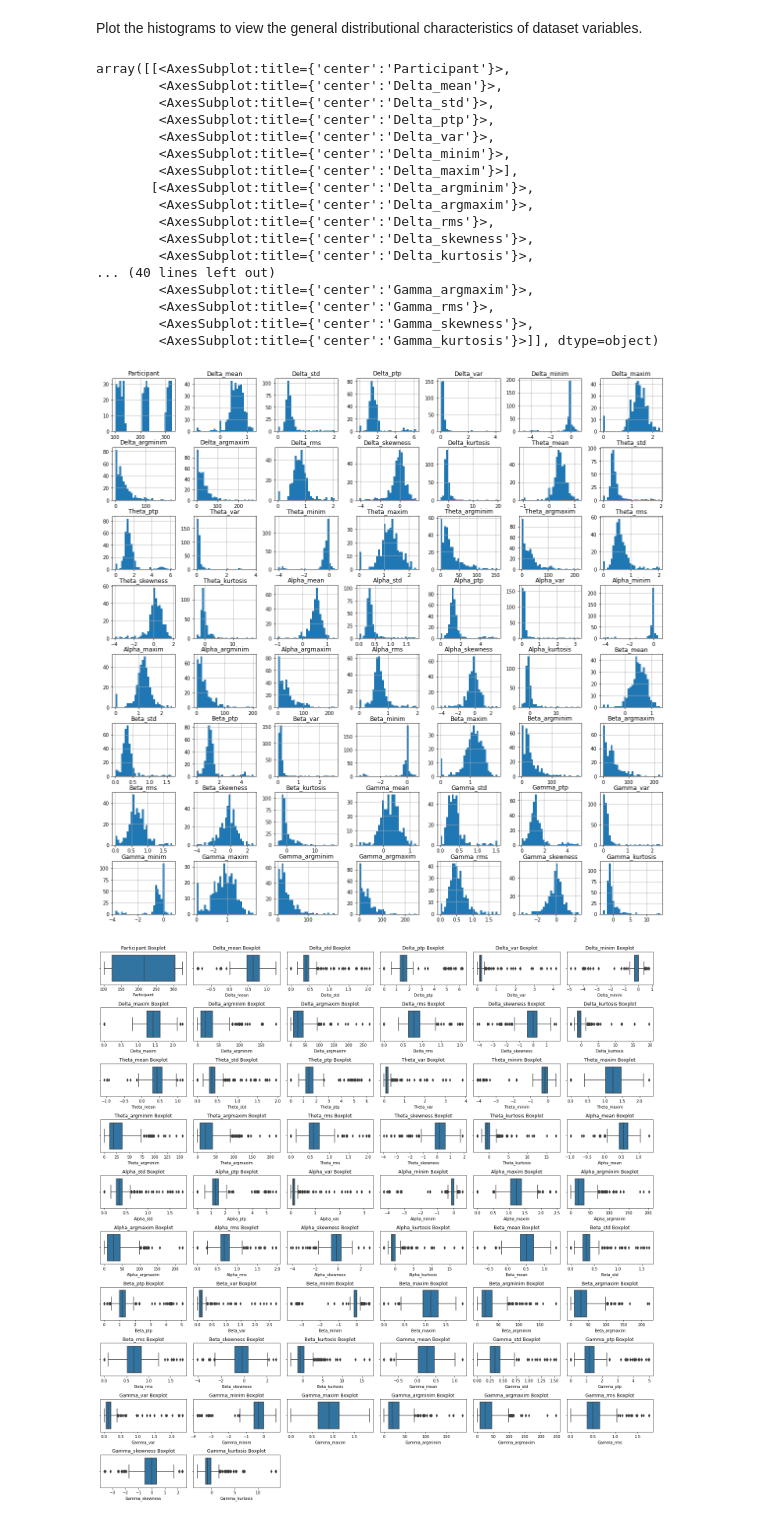
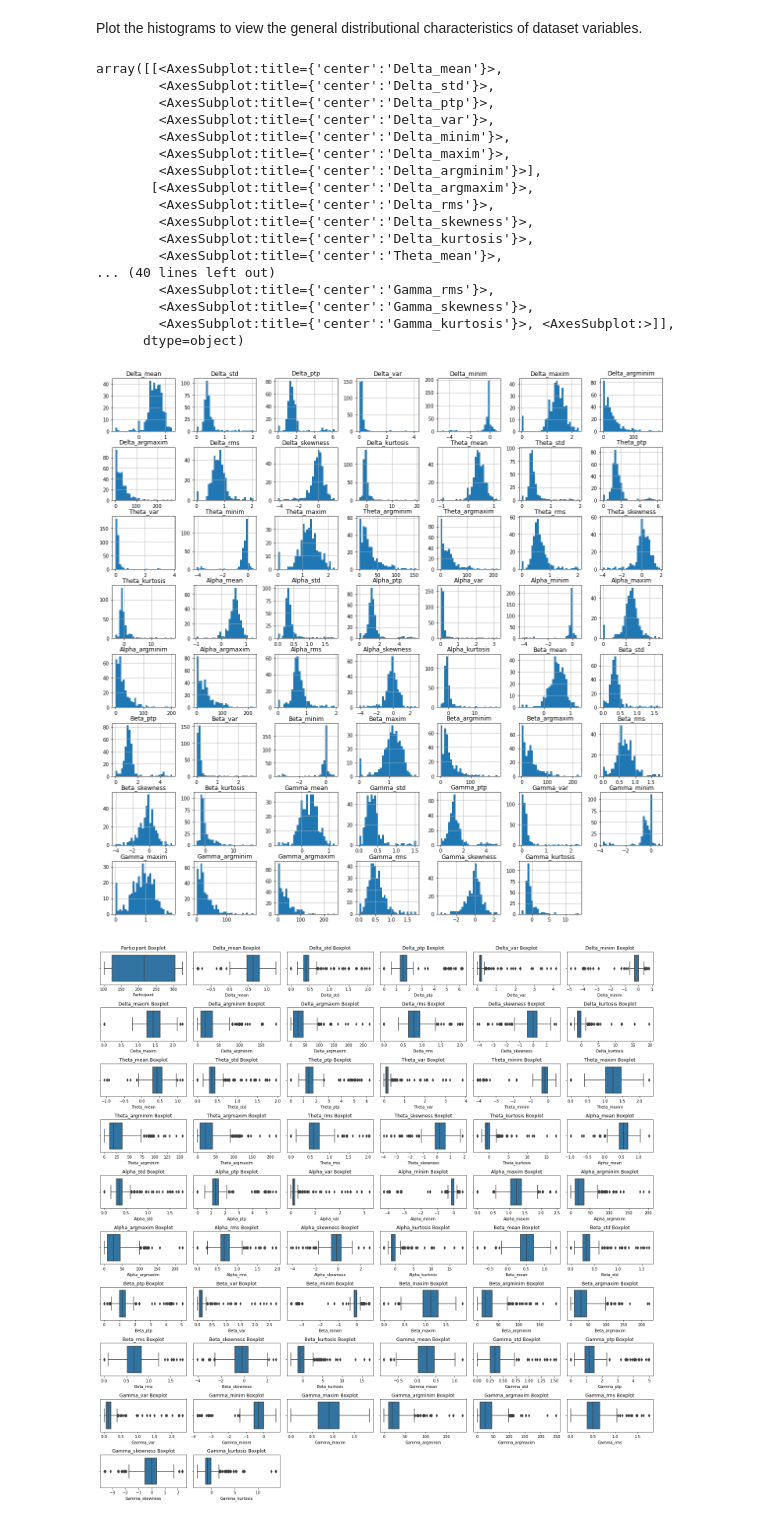
Before and after one commit to jtsang02/Hand-Dominance-Classifier, a Jupyter notebook: EEG_Code.ipynb, the cells around one changed output. Drawn from its saved outputs; the diff is of its cells as text; code cells hidden in the pictures.

```diff
--- a/EEG_Code.ipynb
+++ b/EEG_Code.ipynb
@@ -375,26 +375,26 @@ final_df.describe()
 # %% [markdown]
 Plot the histograms to view the general distributional characteristics of dataset variables.
 # %%
-final_df.hist(bins = 30, figsize = (20,20))
+final_df.drop(["Dominance", "Participant"], axis=1).hist(bins = 30, figsize = (20,20))
 # %% [output]
-array([[<AxesSubplot:title={'center':'Participant'}>,
-        <AxesSubplot:title={'center':'Delta_mean'}>,
+array([[<AxesSubplot:title={'center':'Delta_mean'}>,
         <AxesSubplot:title={'center':'Delta_std'}>,
         <AxesSubplot:title={'center':'Delta_ptp'}>,
         <AxesSubplot:title={'center':'Delta_var'}>,
         <AxesSubplot:title={'center':'Delta_minim'}>,
-        <AxesSubplot:title={'center':'Delta_maxim'}>],
-       [<AxesSubplot:title={'center':'Delta_argminim'}>,
-        <AxesSubplot:title={'center':'Delta_argmaxim'}>,
+        <AxesSubplot:title={'center':'Delta_maxim'}>,
+        <AxesSubplot:title={'center':'Delta_argminim'}>],
+       [<AxesSubplot:title={'center':'Delta_argmaxim'}>,
         <AxesSubplot:title={'center':'Delta_rms'}>,
         <AxesSubplot:title={'center':'Delta_skewness'}>,
         <AxesSubplot:title={'center':'Delta_kurtosis'}>,
+        <AxesSubplot:title={'center':'Theta_mean'}>,
 ... (40 lines left out)
-        <AxesSubplot:title={'center':'Gamma_argmaxim'}>,
         <AxesSubplot:title={'center':'Gamma_rms'}>,
         <AxesSubplot:title={'center':'Gamma_skewness'}>,
-        <AxesSubplot:title={'center':'Gamma_kurtosis'}>]], dtype=object)
+        <AxesSubplot:title={'center':'Gamma_kurtosis'}>, <AxesSubplot:>]],
+      dtype=object)
-[figure, old version]
+[figure, new version]
 # %%
 # Visualize the boxplot of each variable.
 plt.figure(figsize=(20,20))
```
Also changed, not shown: parts of 6 cells of this notebook.
